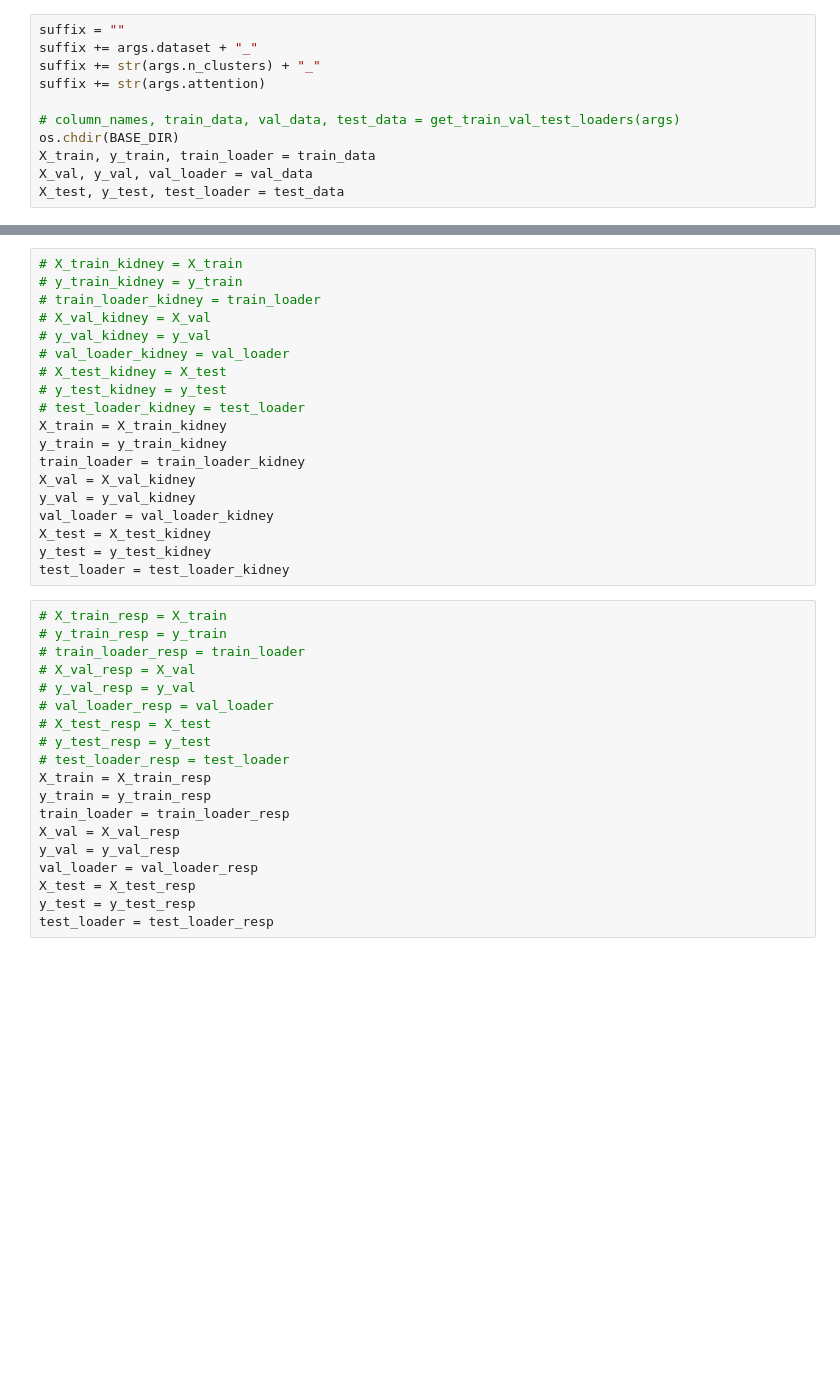
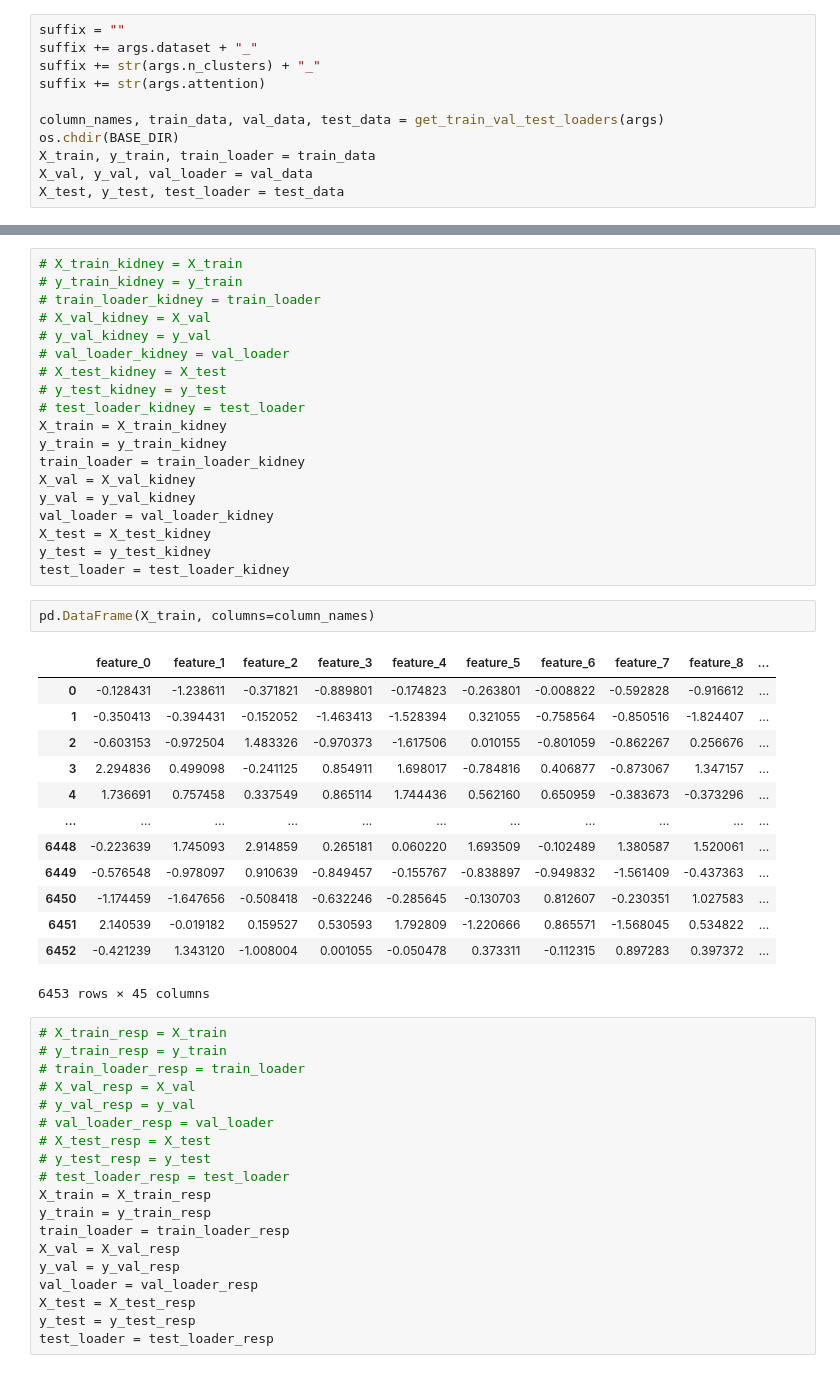
Before and after one commit to shivin9/ExpertNet, a Jupyter notebook: IDEC (CAC).ipynb, the cells around one changed output, grey strips where cells are left out. Saved outputs shown, nothing was run; the diff lists cells and outputs as text; blank space fills up the shorter version.

```diff
--- a/IDEC (CAC).ipynb
+++ b/IDEC (CAC).ipynb
@@ -964,7 +924,7 @@ suffix += args.dataset + "_"
 suffix += str(args.n_clusters) + "_"
 suffix += str(args.attention)
 
-# column_names, train_data, val_data, test_data = get_train_val_test_loaders(args)
+column_names, train_data, val_data, test_data = get_train_val_test_loaders(args)
 os.chdir(BASE_DIR)
 X_train, y_train, train_loader = train_data
 X_val, y_val, val_loader = val_data
@@ -996,6 +958,22 @@ val_loader = val_loader_kidney
 X_test = X_test_kidney
 y_test = y_test_kidney
 test_loader = test_loader_kidney
+# %%
+pd.DataFrame(X_train, columns=column_names)
+# %% [output]
+|  | feature_0 | feature_1 | feature_2 | feature_3 | feature_4 | feature_5 | feature_6 | feature_7 | feature_8 | ... |
+| 0 | -0.128431 | -1.238611 | -0.371821 | -0.889801 | -0.174823 | -0.263801 | -0.008822 | -0.592828 | -0.916612 | ... |
+| 1 | -0.350413 | -0.394431 | -0.152052 | -1.463413 | -1.528394 | 0.321055 | -0.758564 | -0.850516 | -1.824407 | ... |
+| 2 | -0.603153 | -0.972504 | 1.483326 | -0.970373 | -1.617506 | 0.010155 | -0.801059 | -0.862267 | 0.256676 | ... |
+| 3 | 2.294836 | 0.499098 | -0.241125 | 0.854911 | 1.698017 | -0.784816 | 0.406877 | -0.873067 | 1.347157 | ... |
+| 4 | 1.736691 | 0.757458 | 0.337549 | 0.865114 | 1.744436 | 0.562160 | 0.650959 | -0.383673 | -0.373296 | ... |
+| ... | ... | ... | ... | ... | ... | ... | ... | ... | ... | ... |
+| 6448 | -0.223639 | 1.745093 | 2.914859 | 0.265181 | 0.060220 | 1.693509 | -0.102489 | 1.380587 | 1.520061 | ... |
+| 6449 | -0.576548 | -0.978097 | 0.910639 | -0.849457 | -0.155767 | -0.838897 | -0.949832 | -1.561409 | -0.437363 | ... |
+| 6450 | -1.174459 | -1.647656 | -0.508418 | -0.632246 | -0.285645 | -0.130703 | 0.812607 | -0.230351 | 1.027583 | ... |
+| 6451 | 2.140539 | -0.019182 | 0.159527 | 0.530593 | 1.792809 | -1.220666 | 0.865571 | -1.568045 | 0.534822 | ... |
+| 6452 | -0.421239 | 1.343120 | -1.008004 | 0.001055 | -0.050478 | 0.373311 | -0.112315 | 0.897283 | 0.397372 | ... |
+6453 rows × 45 columns
 # %%
 # X_train_resp = X_train
 # y_train_resp = y_train
```
Also changed, not shown: parts of 9 cells of this notebook, 20 other files.
